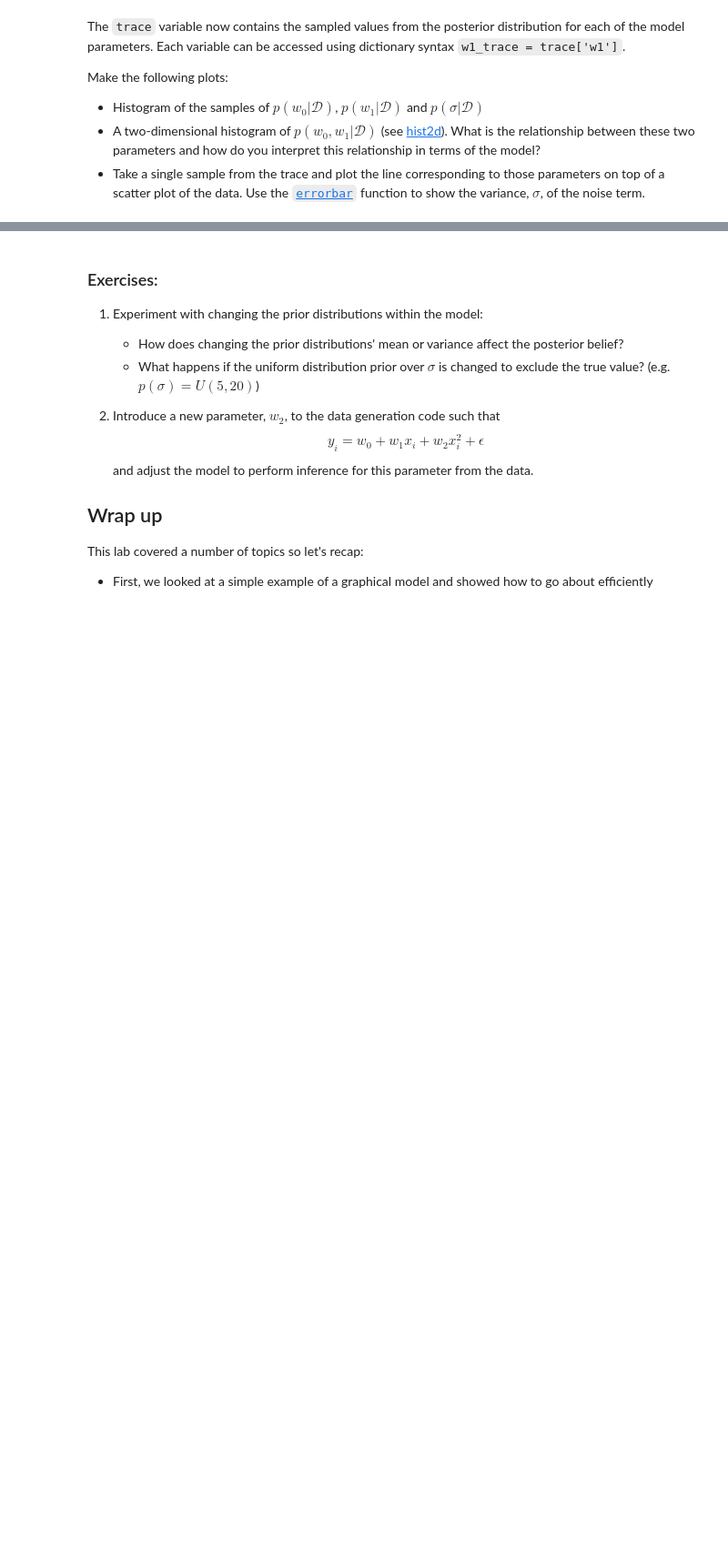
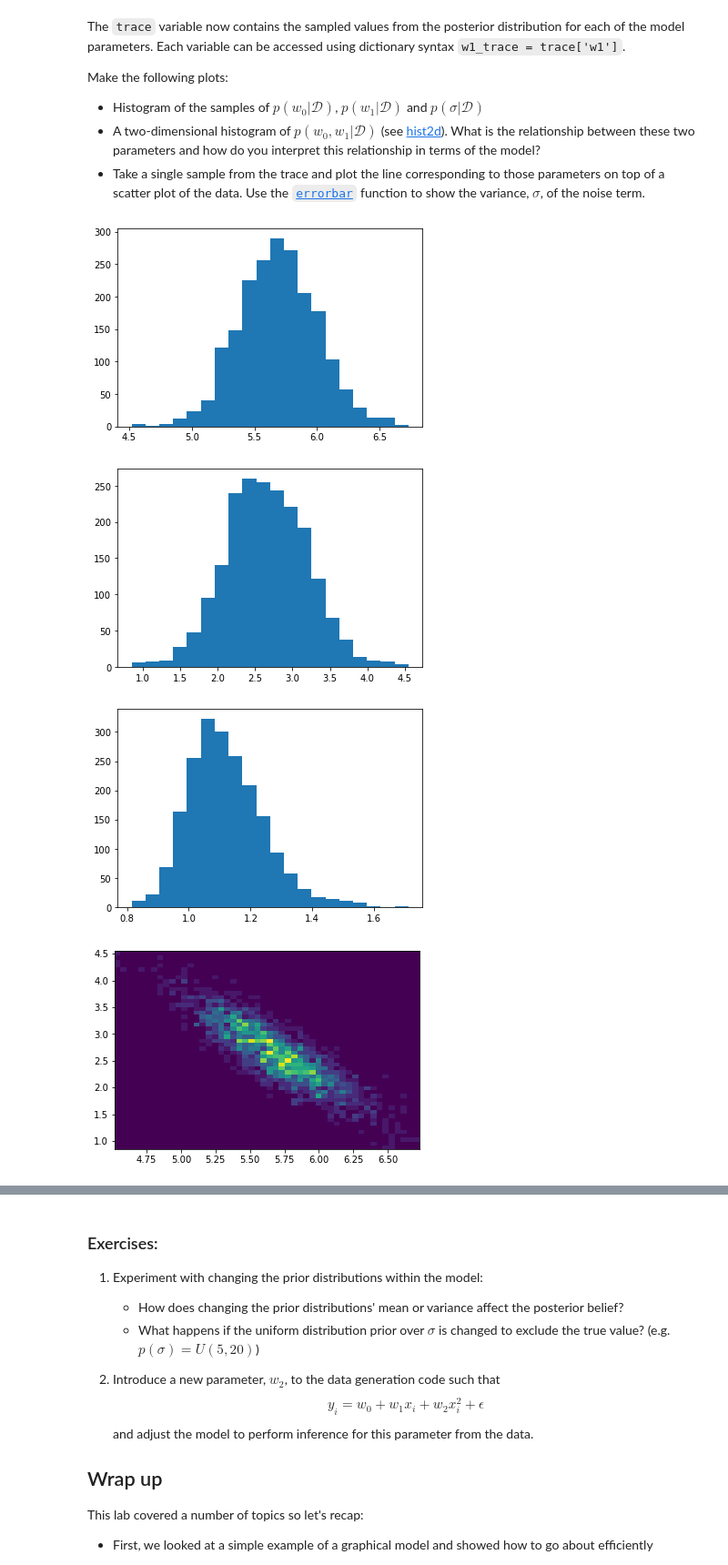
Before and after one commit to JonathanMarriott/lab_sheets_public, a Jupyter notebook: lab3/lab3-Bayesian_Networks_MCMC_PyMC3.ipynb, the cells around one changed output, grey strips where cells are left out. Shown at 91% size. Drawn from its saved outputs; the diff is of its cells as text; code cells hidden in the pictures; blank space fills up the shorter version.

```diff
--- a/lab3/lab3-Bayesian_Networks_MCMC_PyMC3.ipynb
+++ b/lab3/lab3-Bayesian_Networks_MCMC_PyMC3.ipynb
@@ -279,0 +284,30 @@ Make the following plots:
+# %%
+# write your code here
+plt.hist(trace['w0'],20)
+plt.show()
+
+plt.hist(trace['w1'],20)
+plt.show()
+
+plt.hist(trace['sigma'],20)
+plt.show()
+
+plt.hist2d(trace['w0'],trace['w1'],50)
+plt.show()
+
+random_index = np.random.randint(num_samples)
+w0_sample, w1_sample, sigma_sample = trace['w0'][random_index], trace['w1'][random_index], trace['sigma'][random_index]
+
+y_sample_mean = w0_sample + w1_sample*x
+
+plt.figure(figsize=(5, 5))
+plt.plot(x, y, 'x')
+plt.errorbar(x, y_sample_mean, sigma_sample)
+plt.xlabel('$x$')
+plt.ylabel('$y$')
+plt.show()
+# %% [output]
+[figure, added]
+[figure, added]
+[figure, added]
+[figure, added]
```
Also changed, not shown: parts of 10 cells of this notebook.
